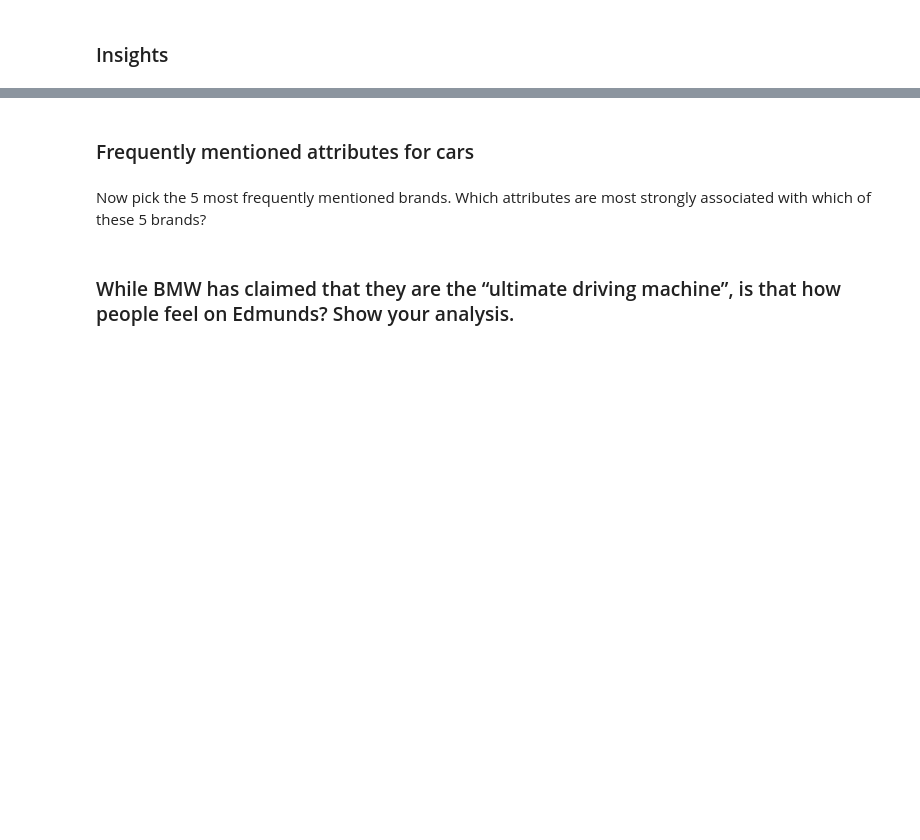
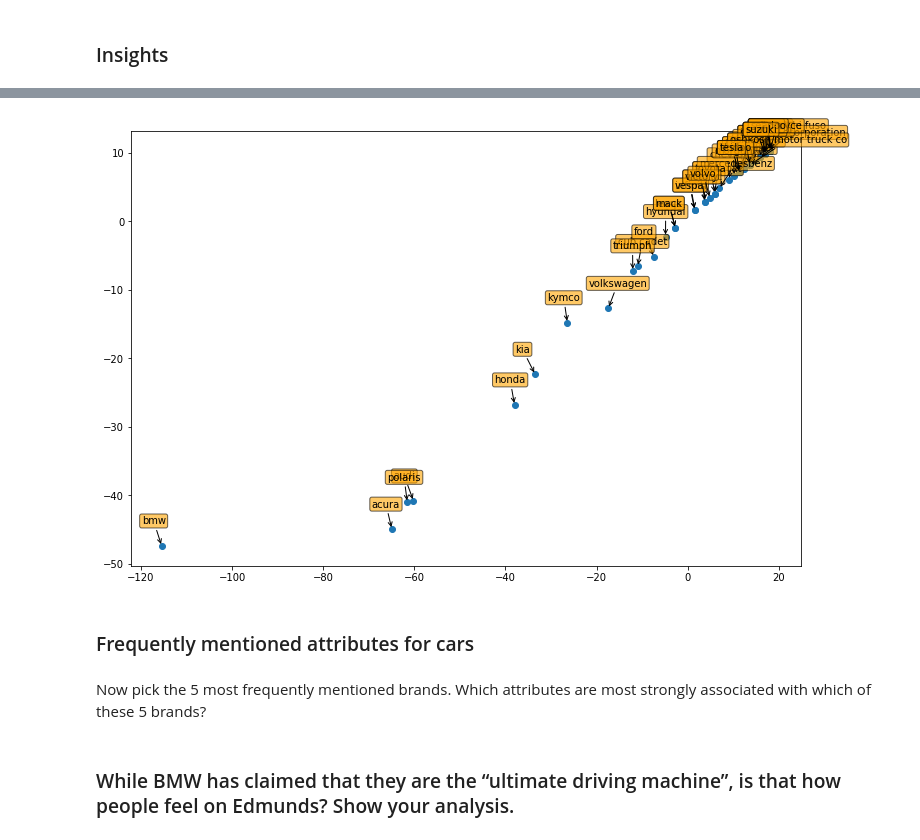
Before and after one commit to abhinaya08/text_analytics, a Jupyter notebook: assignment2/Assignment 2.ipynb, the cells around one changed output, grey strips where cells are left out. Drawn from its saved outputs; the diff is of its cells as text; code cells hidden in the pictures; blank space fills up the shorter version.

```diff
--- a/assignment2/Assignment 2.ipynb
+++ b/assignment2/Assignment 2.ipynb
@@ -202,3 +188,9 @@ top_1-_brands = rslt_unique[rslt_unique['word'].isin(car_models["make"])].nlarge
+# %%
+# plot MDS top 50
+lift_df, results = create_mds(num_brands = 50)
+plt_mds(lift_df, results)
+# %% [output]
+[figure, added]
 # %% [markdown]
 ### Frequently mentioned attributes for cars
 # %% [markdown]
```
Also changed, not shown: parts of 14 cells of this notebook, 2 other files.
